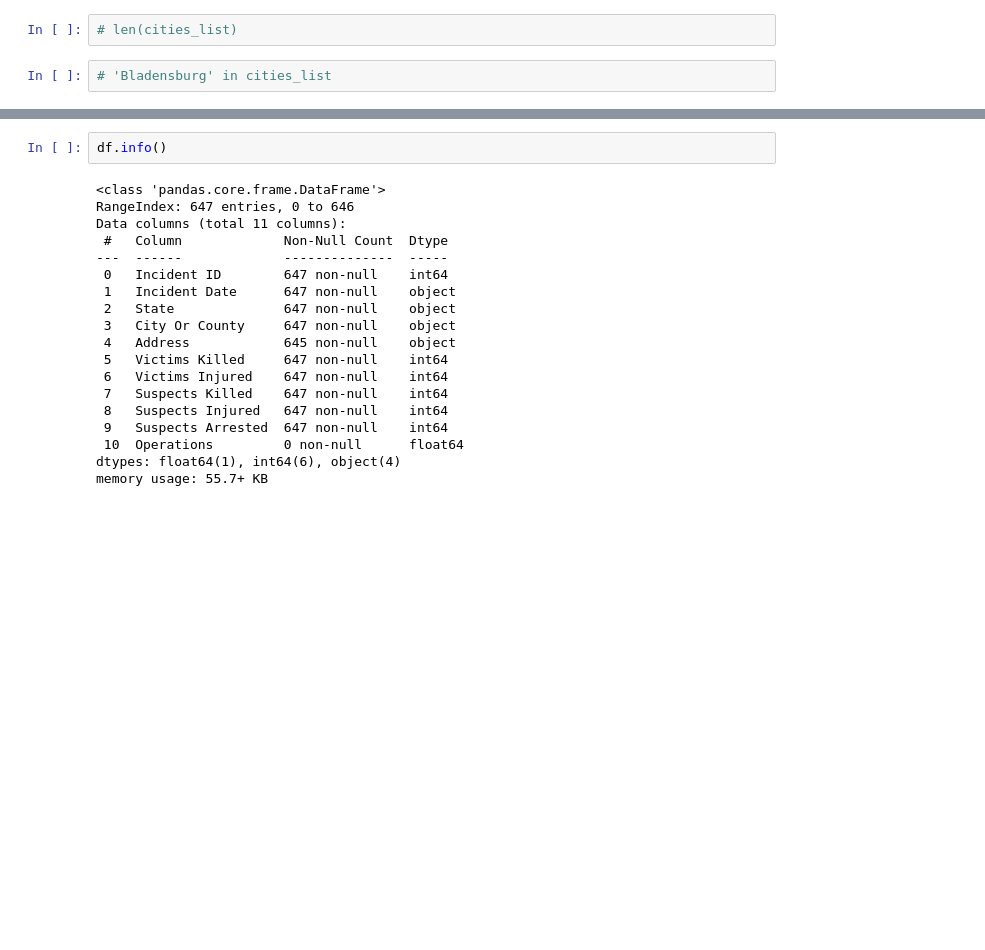
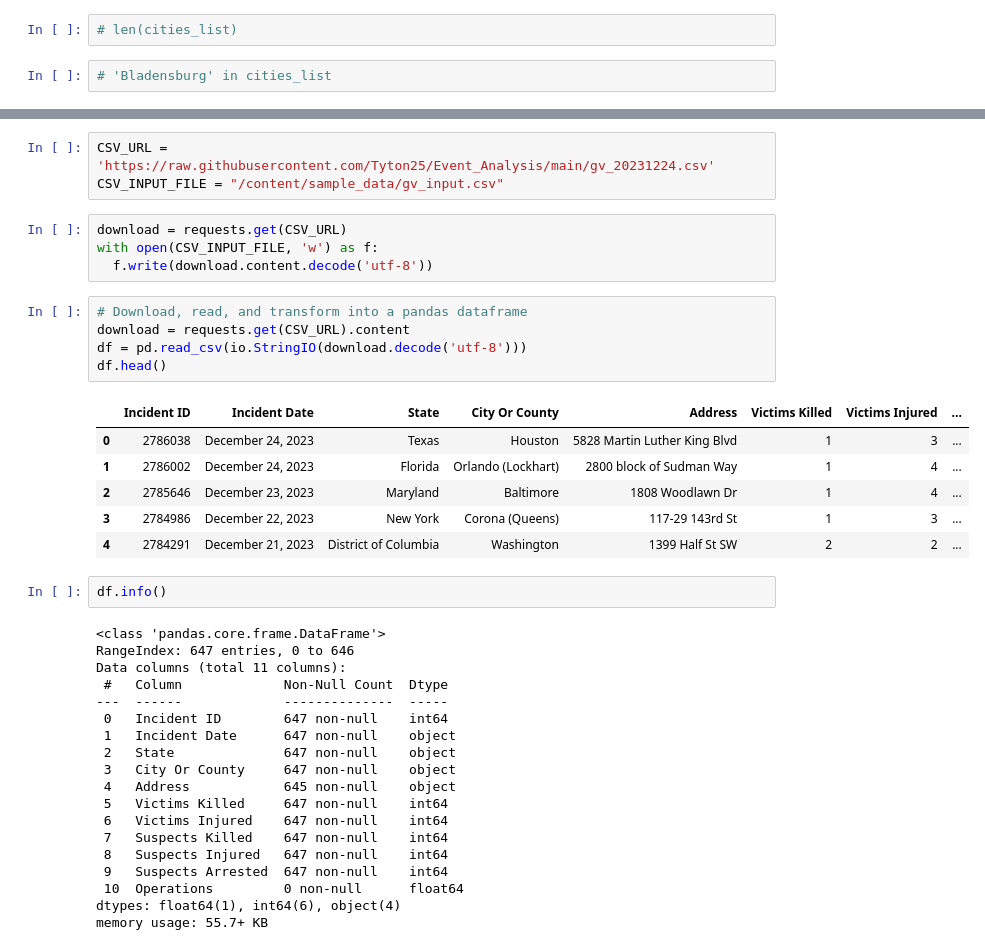
Before and after one commit to Tyton25/Event_Analysis, a Jupyter notebook: mass_gv_stats.ipynb, the cells around one changed output, grey strips where cells are left out. Saved outputs shown, nothing was run; the diff lists cells and outputs as text; blank space fills up the shorter version.

```diff
--- a/mass_gv_stats.ipynb
+++ b/mass_gv_stats.ipynb
@@ -131,3 +121,22 @@ df
+# %%
+CSV_URL = 'https://raw.githubusercontent.com/Tyton25/Event_Analysis/main/gv_20231224.csv'
+CSV_INPUT_FILE = "/content/sample_data/gv_input.csv"
+# %%
+download = requests.get(CSV_URL)
+with open(CSV_INPUT_FILE, 'w') as f:
+  f.write(download.content.decode('utf-8'))
+# %%
+# Download, read, and transform into a pandas dataframe
+download = requests.get(CSV_URL).content
+df = pd.read_csv(io.StringIO(download.decode('utf-8')))
+df.head()
+# %% [output]
+|  | Incident ID | Incident Date | State | City Or County | Address | Victims Killed | Victims Injured | ... |
+| 0 | 2786038 | December 24, 2023 | Texas | Houston | 5828 Martin Luther King Blvd | 1 | 3 | ... |
+| 1 | 2786002 | December 24, 2023 | Florida | Orlando (Lockhart) | 2800 block of Sudman Way | 1 | 4 | ... |
+| 2 | 2785646 | December 23, 2023 | Maryland | Baltimore | 1808 Woodlawn Dr | 1 | 4 | ... |
+| 3 | 2784986 | December 22, 2023 | New York | Corona (Queens) | 117-29 143rd St | 1 | 3 | ... |
+| 4 | 2784291 | December 21, 2023 | District of Columbia | Washington | 1399 Half St SW | 2 | 2 | ... |
 # %%
 df.info()
 # %% [output]
```
Also changed, not shown: parts of 3 cells of this notebook.
